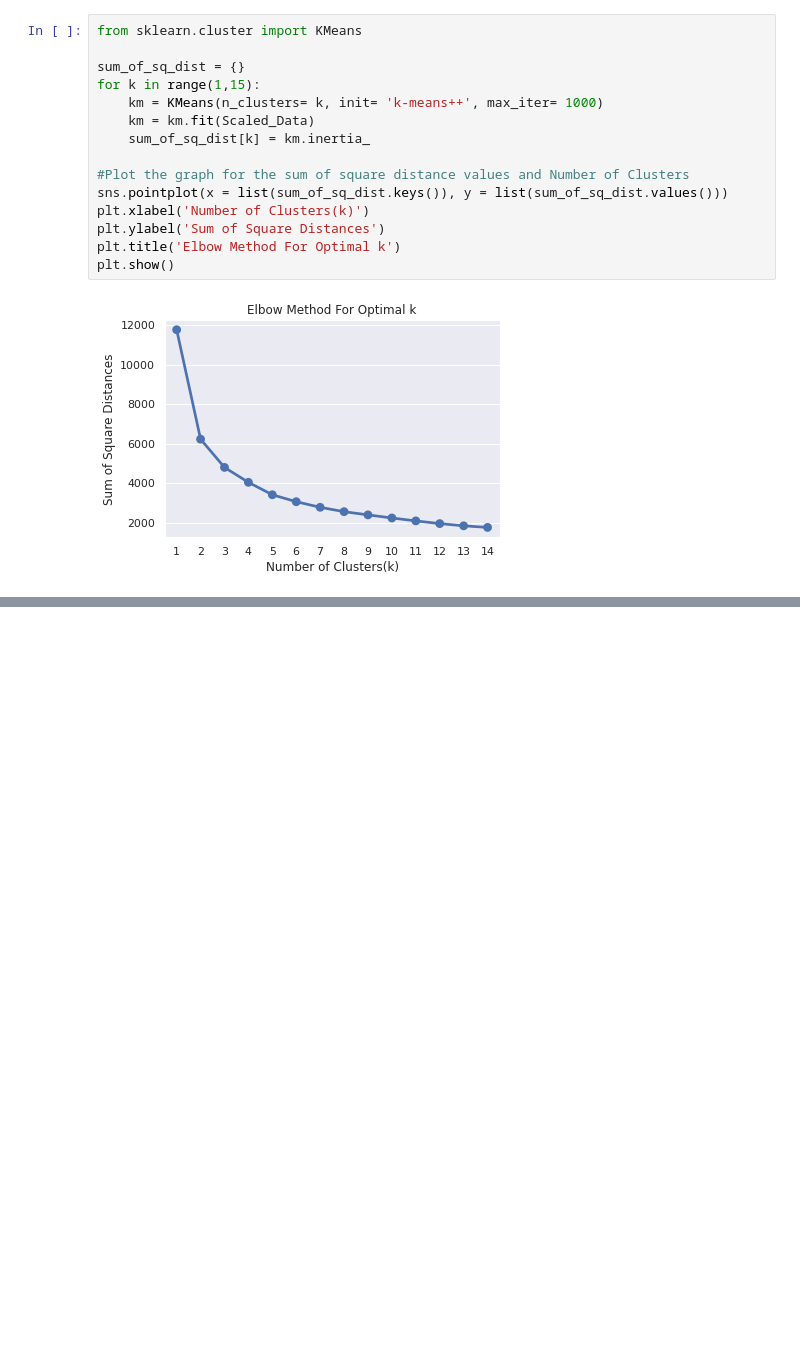
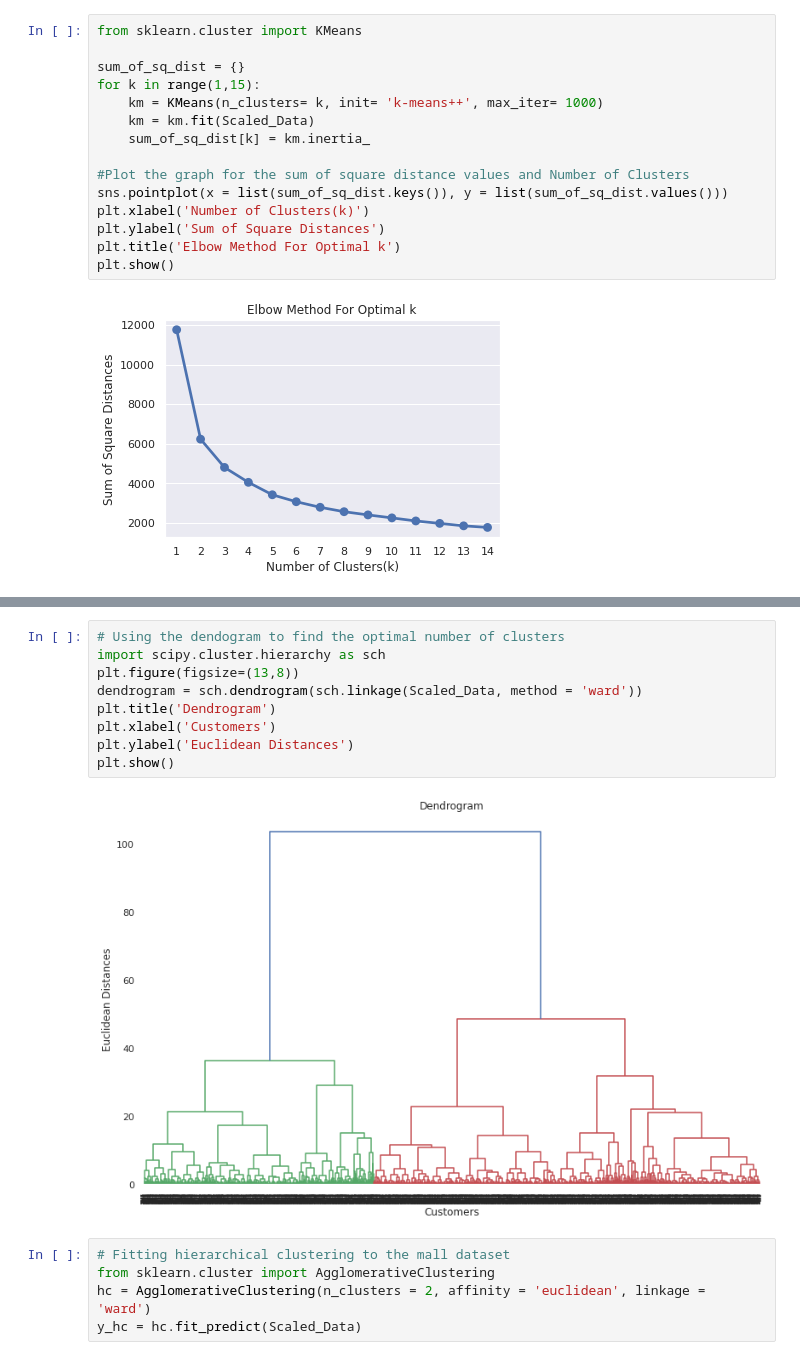
Before and after one commit to choudhurysibani120/customer-segmentation, a Jupyter notebook: Online_Retail_Customer_Segmentation_sibani_choudhury_Capstone_Project.ipynb, the cells around one changed output, grey strips where cells are left out. Drawn from its saved outputs; the diff is of its cells as text; blank space fills up the shorter version.

```diff
--- a/Online_Retail_Customer_Segmentation_sibani_choudhury_Capstone_Project.ipynb
+++ b/Online_Retail_Customer_Segmentation_sibani_choudhury_Capstone_Project.ipynb
@@ -510,0 +551,16 @@ ax = RFMScores.plot(
+# %%
+# Using the dendogram to find the optimal number of clusters
+import scipy.cluster.hierarchy as sch
+plt.figure(figsize=(13,8))
+dendrogram = sch.dendrogram(sch.linkage(Scaled_Data, method = 'ward'))
+plt.title('Dendrogram')
+plt.xlabel('Customers')
+plt.ylabel('Euclidean Distances')
+plt.show()
+# %% [output]
+[figure, added]
+# %%
+# Fitting hierarchical clustering to the mall dataset
+from sklearn.cluster import AgglomerativeClustering
+hc = AgglomerativeClustering(n_clusters = 2, affinity = 'euclidean', linkage = 'ward')
+y_hc = hc.fit_predict(Scaled_Data)
```
Also changed, not shown: parts of 13 cells of this notebook.
